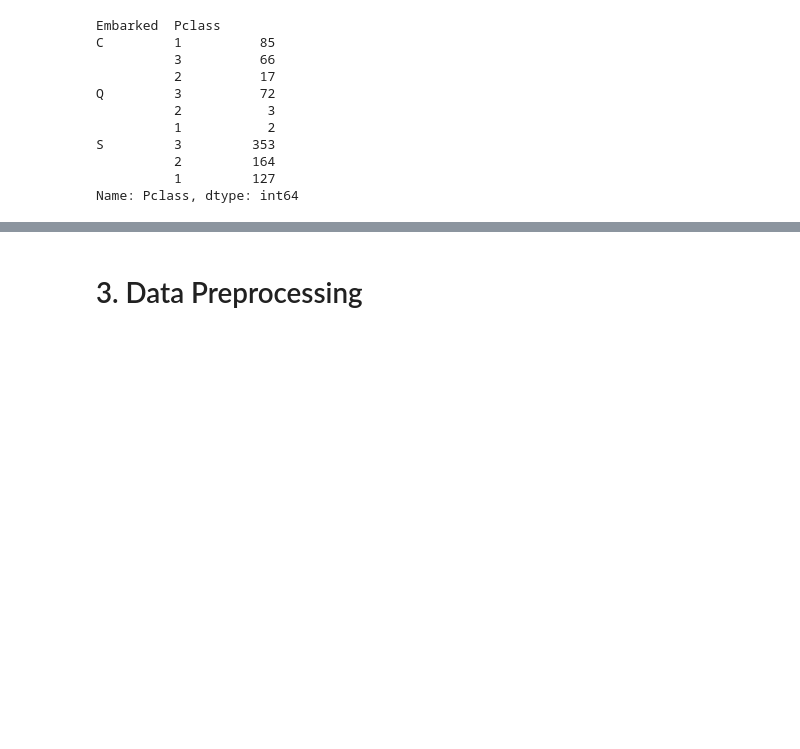
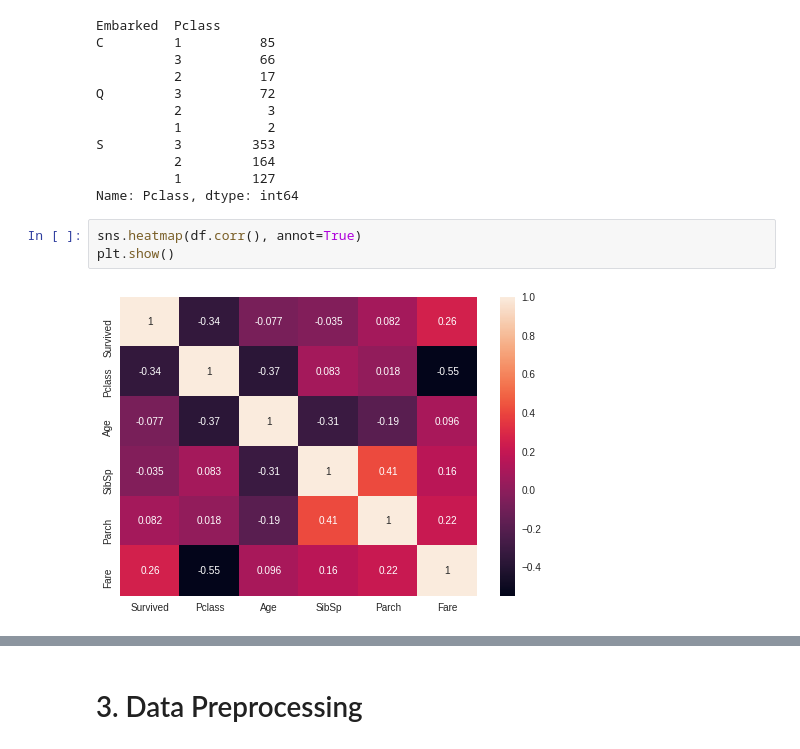
Before and after one commit to yogaliu-ds/Kaggle-Titanic, a Jupyter notebook: Titanic_modifying.ipynb, the cells around one changed output, grey strips where cells are left out. Saved outputs shown, nothing was run; the diff lists cells and outputs as text; blank space fills up the shorter version.

```diff
--- a/Titanic_modifying.ipynb
+++ b/Titanic_modifying.ipynb
@@ -89,3 +98,8 @@ S         3         353
           2         164
           1         127
 Name: Pclass, dtype: int64
+# %%
+sns.heatmap(df.corr(), annot=True)
+plt.show()
+# %% [output]
+[figure, added]
```
Also changed, not shown: parts of 10 cells of this notebook.
